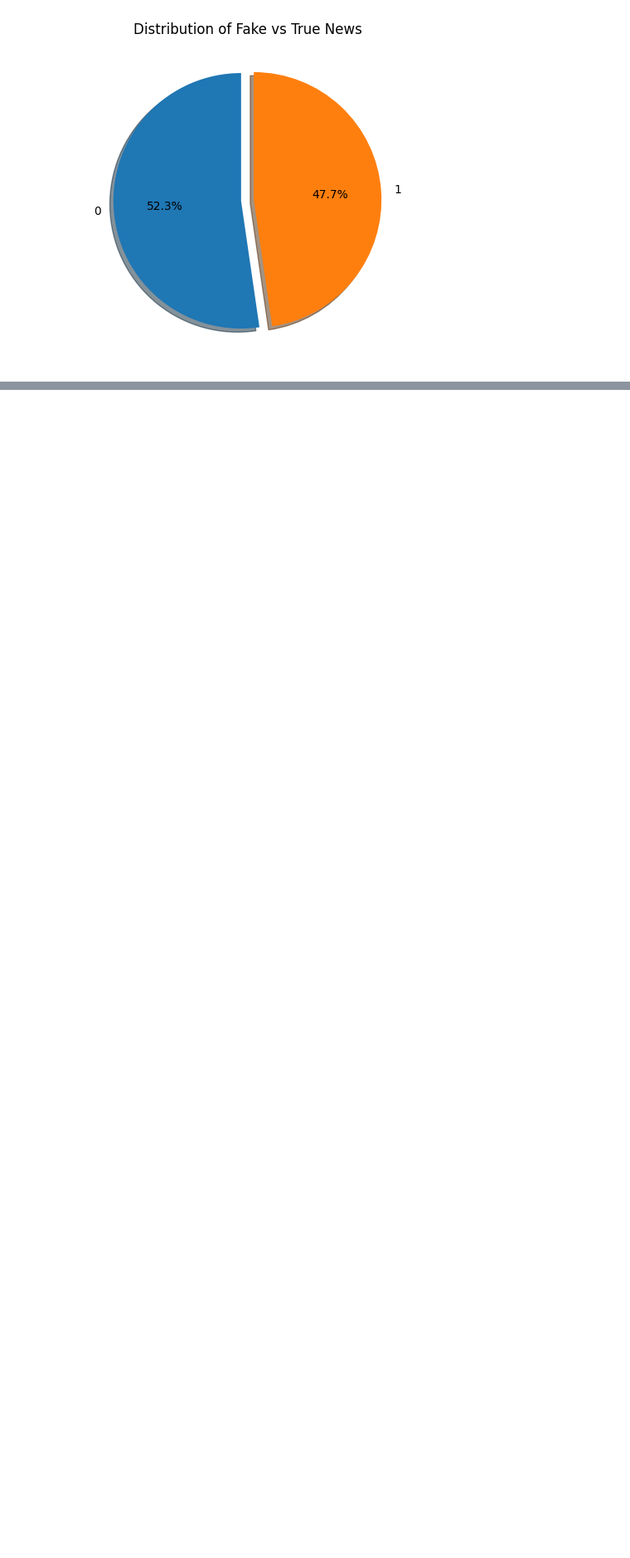
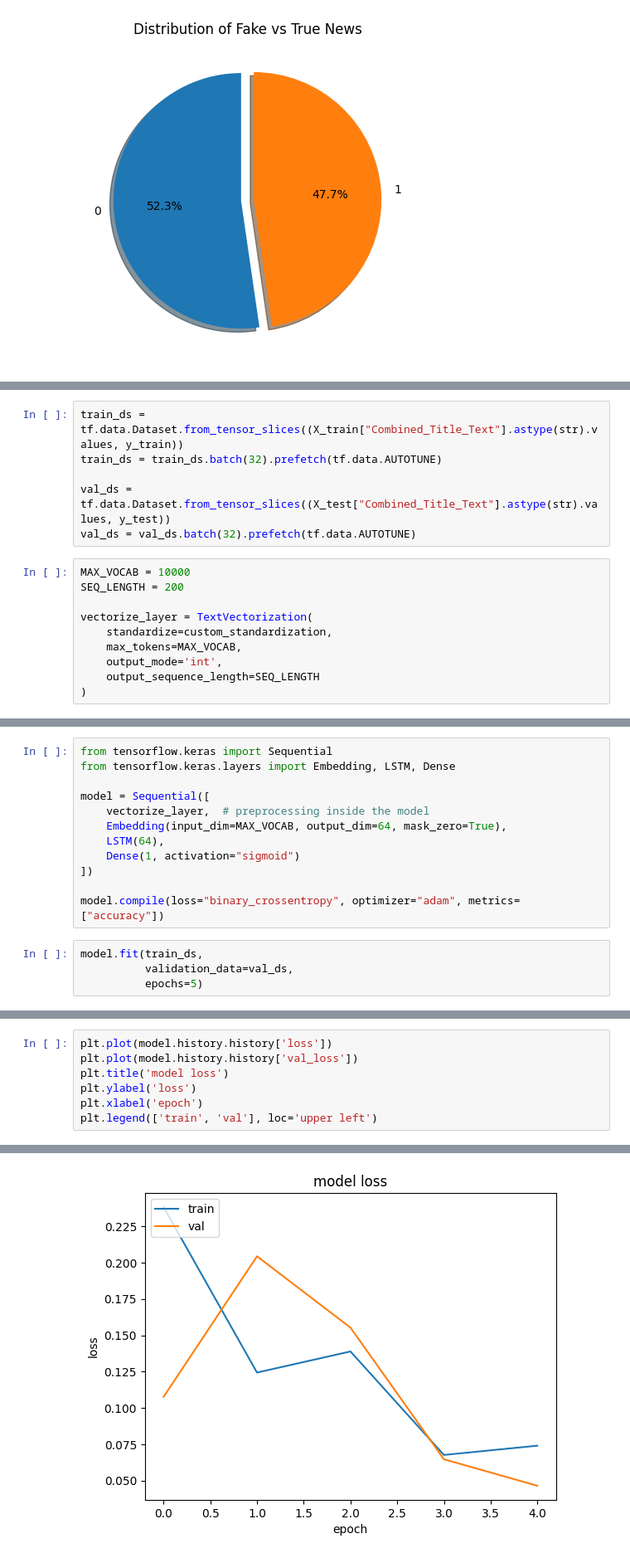
Before and after one commit to Jasman123/Fake_or_Real_News, a Jupyter notebook: Fake_or_Real_News.ipynb, the cells around one changed output, grey strips where cells are left out. Shown at 83% size. Drawn from its saved outputs; the diff is of its cells as text; blank space fills up the shorter version.

```diff
--- a/Fake_or_Real_News.ipynb
+++ b/Fake_or_Real_News.ipynb
@@ -93,0 +145,16 @@ plt.show()
+# %%
+train_ds = tf.data.Dataset.from_tensor_slices((X_train["Combined_Title_Text"].astype(str).values, y_train))
+train_ds = train_ds.batch(32).prefetch(tf.data.AUTOTUNE)
+
+val_ds = tf.data.Dataset.from_tensor_slices((X_test["Combined_Title_Text"].astype(str).values, y_test))
+val_ds = val_ds.batch(32).prefetch(tf.data.AUTOTUNE)
+# %%
+MAX_VOCAB = 10000
+SEQ_LENGTH = 200
+
+vectorize_layer = TextVectorization(
+    standardize=custom_standardization,
+    max_tokens=MAX_VOCAB,
+    output_mode='int',
+    output_sequence_length=SEQ_LENGTH
+)
@@ -93,0 +167,16 @@ plt.show()
+# %%
+from tensorflow.keras import Sequential
+from tensorflow.keras.layers import Embedding, LSTM, Dense
+
+model = Sequential([
+    vectorize_layer,  # preprocessing inside the model
+    Embedding(input_dim=MAX_VOCAB, output_dim=64, mask_zero=True),
+    LSTM(64),
+    Dense(1, activation="sigmoid")
+])
+
+model.compile(loss="binary_crossentropy", optimizer="adam", metrics=["accuracy"])
+# %%
+model.fit(train_ds,
+          validation_data=val_ds,
+          epochs=5)
@@ -93,0 +195,8 @@ plt.show()
+# %%
+plt.plot(model.history.history['loss'])
+plt.plot(model.history.history['val_loss'])
+plt.title('model loss')
+plt.ylabel('loss')
+plt.xlabel('epoch')
+plt.legend(['train', 'val'], loc='upper left')
+# %% [output]
@@ -93,0 +204 @@ plt.show()
+[figure, added]
```
Also changed, not shown: parts of 12 cells of this notebook.
